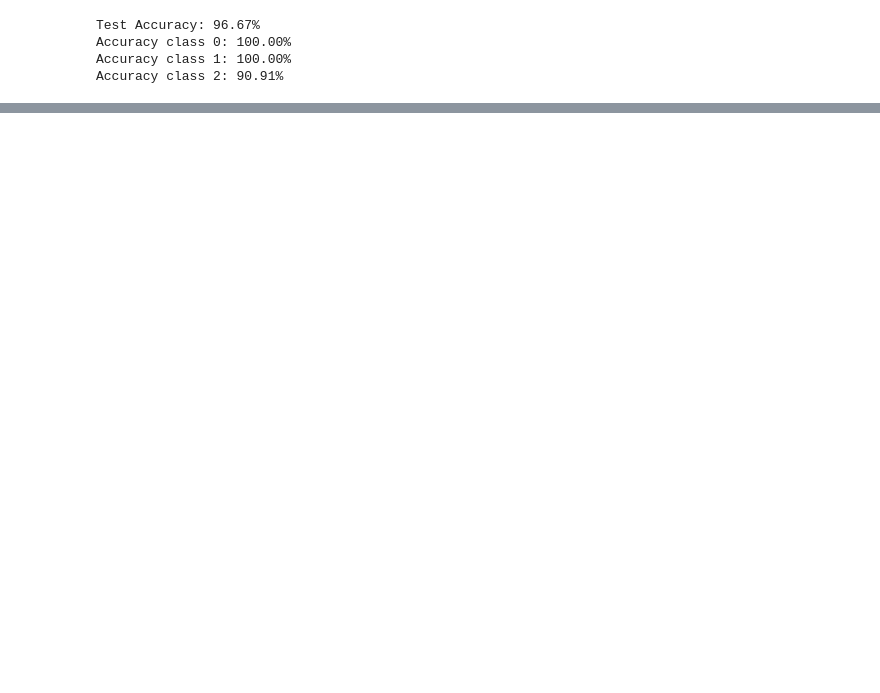
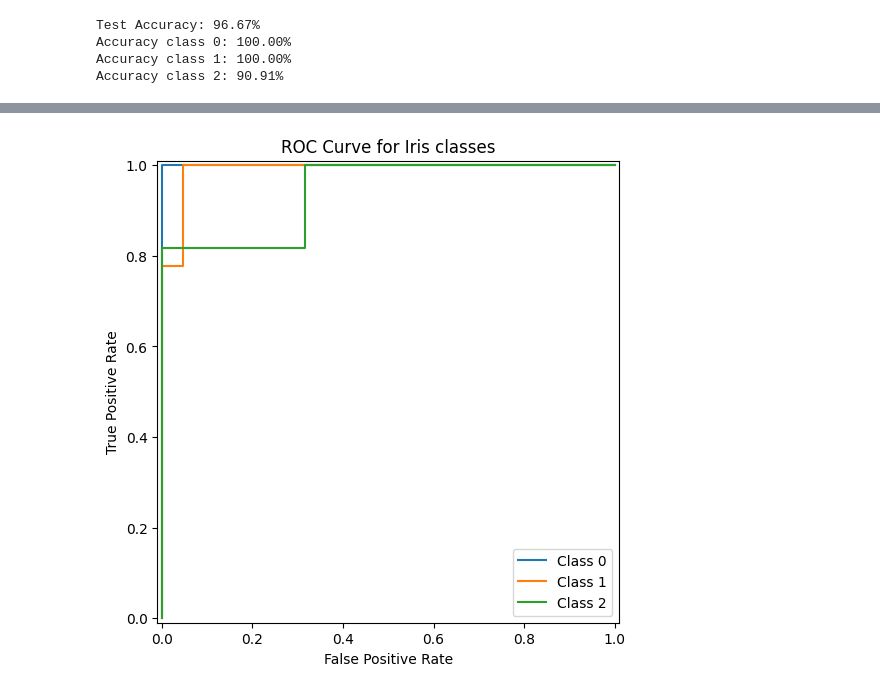
Before and after one commit to xuanuyenvu/rbf-neural-network, a Jupyter notebook: main.ipynb, the cells around one changed output, grey strips where cells are left out. Drawn from its saved outputs; the diff is of its cells as text; code cells hidden in the pictures; blank space fills up the shorter version.

```diff
--- a/main.ipynb
+++ b/main.ipynb
@@ -45,0 +61,10 @@ AttributeError: 'RBFNeuralNetwork' object has no attribute 'hihi'
+# %%
+plt.figure(figsize=(8,6))
+for i in range(y_scores.shape[1]):
+    fpr, tpr, _ = roc_curve(y_test_onehot[:, i], y_scores[:, i])
+    disp = RocCurveDisplay(fpr=fpr, tpr=tpr)
+    disp.plot(curve_kwargs={"label": f"Class {i}"}, ax=plt.gca())
+plt.title('ROC Curve for Iris classes')
+plt.show()
+# %% [output]
+[figure, added]
```
Also changed, not shown: parts of 4 cells of this notebook, 1 other file.
